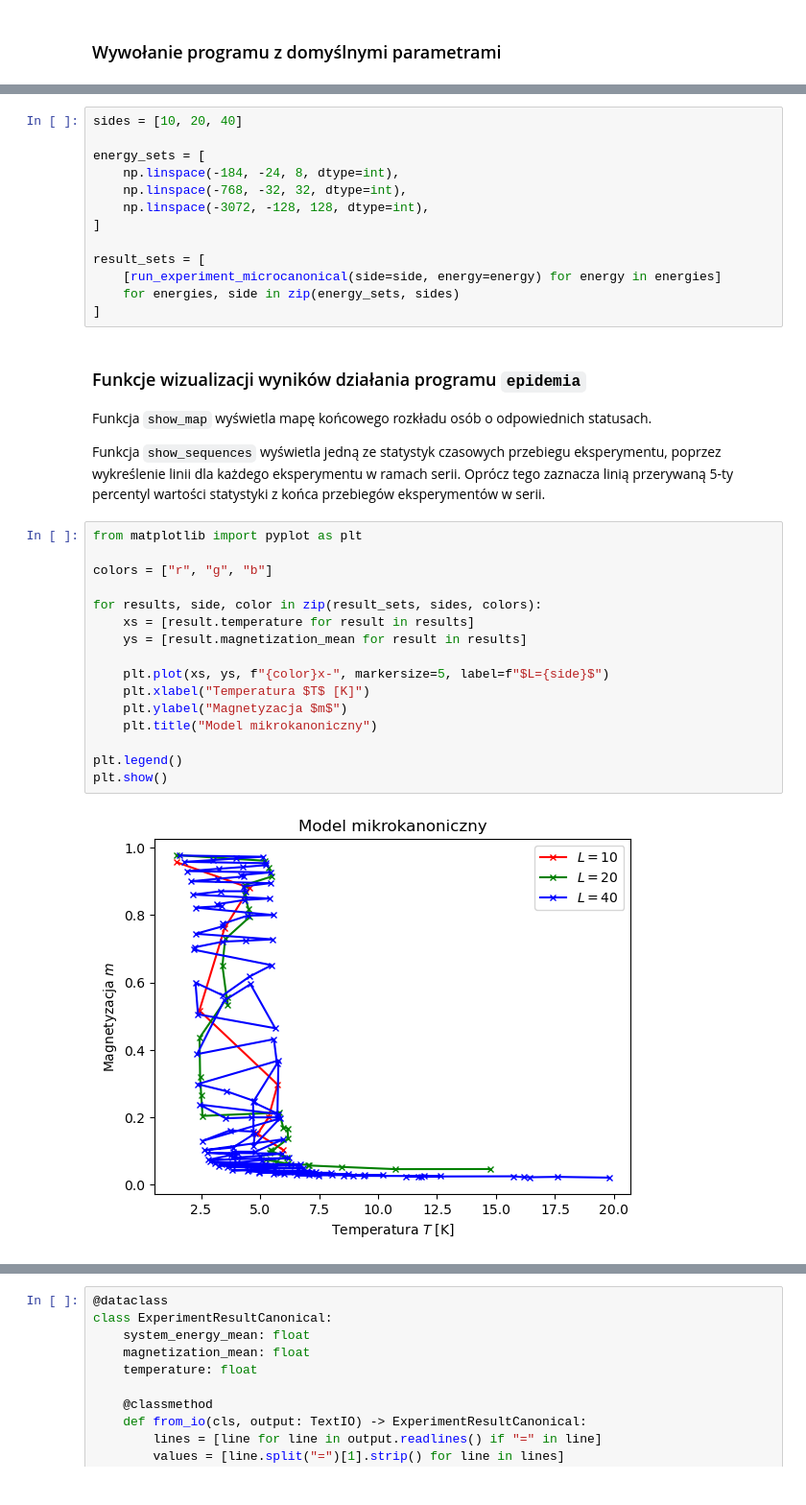
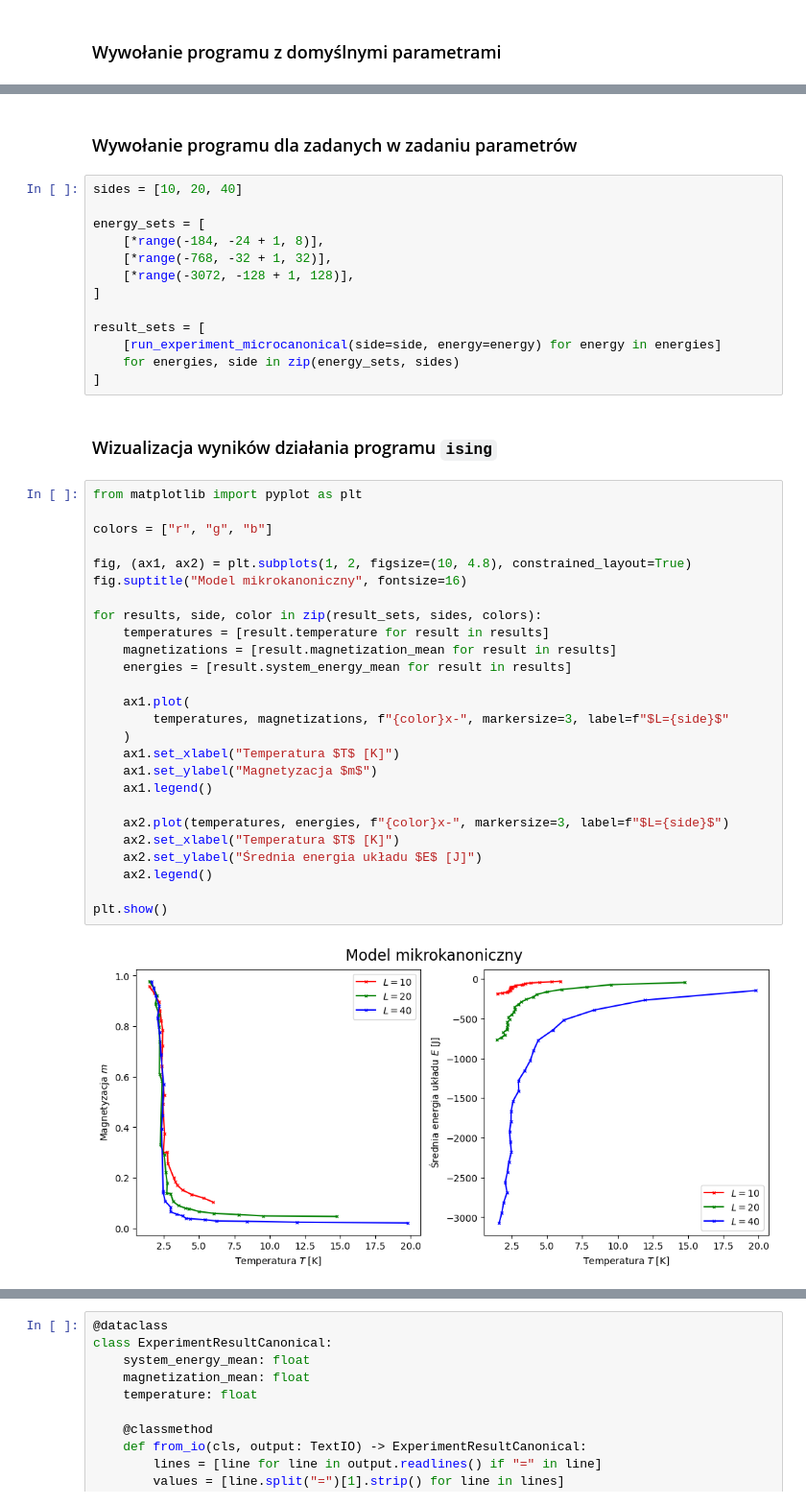
Before and after one commit to jostrzol/mmc, a Jupyter notebook: lab6/lab6.ipynb, the cells around one changed output, grey strips where cells are left out. Shown: that part at 96% size. Drawn from its saved outputs; the diff is of its cells as text.

```diff
--- a/lab6/lab6.ipynb
+++ b/lab6/lab6.ipynb
@@ -77,37 +77,45 @@ ExperimentResult(system_energy_mean=-184.28, ghost_energy_mean=0.28, magnetizati
+# %% [markdown]
+### Wywołanie programu dla zadanych w zadaniu parametrów
 # %%
 sides = [10, 20, 40]
 
 energy_sets = [
-    np.linspace(-184, -24, 8, dtype=int),
-    np.linspace(-768, -32, 32, dtype=int),
-    np.linspace(-3072, -128, 128, dtype=int),
+    [*range(-184, -24 + 1, 8)],
+    [*range(-768, -32 + 1, 32)],
+    [*range(-3072, -128 + 1, 128)],
 ]
 
 result_sets = [
     [run_experiment_microcanonical(side=side, energy=energy) for energy in energies]
     for energies, side in zip(energy_sets, sides)
 ]
-# %% [markdown]
-### Funkcje wizualizacji wyników działania programu `epidemia`
-
-Funkcja `show_map` wyświetla mapę końcowego rozkładu osób o odpowiednich statusach.
-
-Funkcja `show_sequences` wyświetla jedną ze statystyk czasowych przebiegu eksperymentu, poprzez wykreślenie linii dla każdego eksperymentu w ramach serii. Oprócz tego zaznacza linią przerywaną 5-ty percentyl wartości statystyki z końca przebiegów eksperymentów w serii.
+# %% [markdown]
+### Wizualizacja wyników działania programu `ising`
 # %%
 from matplotlib import pyplot as plt
 
 colors = ["r", "g", "b"]
 
+fig, (ax1, ax2) = plt.subplots(1, 2, figsize=(10, 4.8), constrained_layout=True)
+fig.suptitle("Model mikrokanoniczny", fontsize=16)
+
 for results, side, color in zip(result_sets, sides, colors):
-    xs = [result.temperature for result in results]
-    ys = [result.magnetization_mean for result in results]
+    temperatures = [result.temperature for result in results]
+    magnetizations = [result.magnetization_mean for result in results]
+    energies = [result.system_energy_mean for result in results]
 
-    plt.plot(xs, ys, f"{color}x-", markersize=5, label=f"$L={side}$")
-    plt.xlabel("Temperatura $T$ [K]")
-    plt.ylabel("Magnetyzacja $m$")
-    plt.title("Model mikrokanoniczny")
+    ax1.plot(
+        temperatures, magnetizations, f"{color}x-", markersize=3, label=f"$L={side}$"
+    )
+    ax1.set_xlabel("Temperatura $T$ [K]")
+    ax1.set_ylabel("Magnetyzacja $m$")
+    ax1.legend()
 
-plt.legend()
+    ax2.plot(temperatures, energies, f"{color}x-", markersize=3, label=f"$L={side}$")
+    ax2.set_xlabel("Temperatura $T$ [K]")
+    ax2.set_ylabel("Średnia energia układu $E$ [J]")
+    ax2.legend()
+
 plt.show()
 # %% [output]
-[figure, old version]
+[figure, new version]
```
Also changed, not shown: parts of 13 cells of this notebook.
